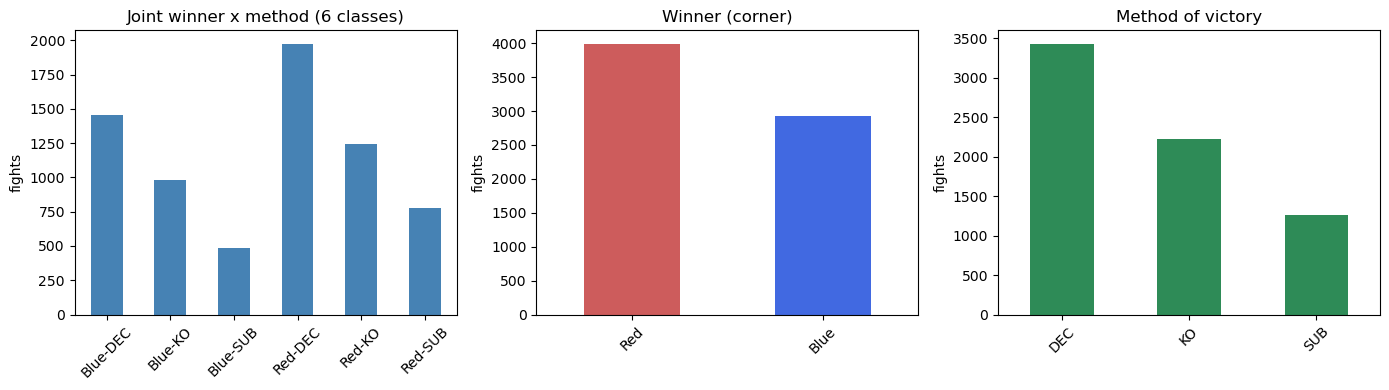
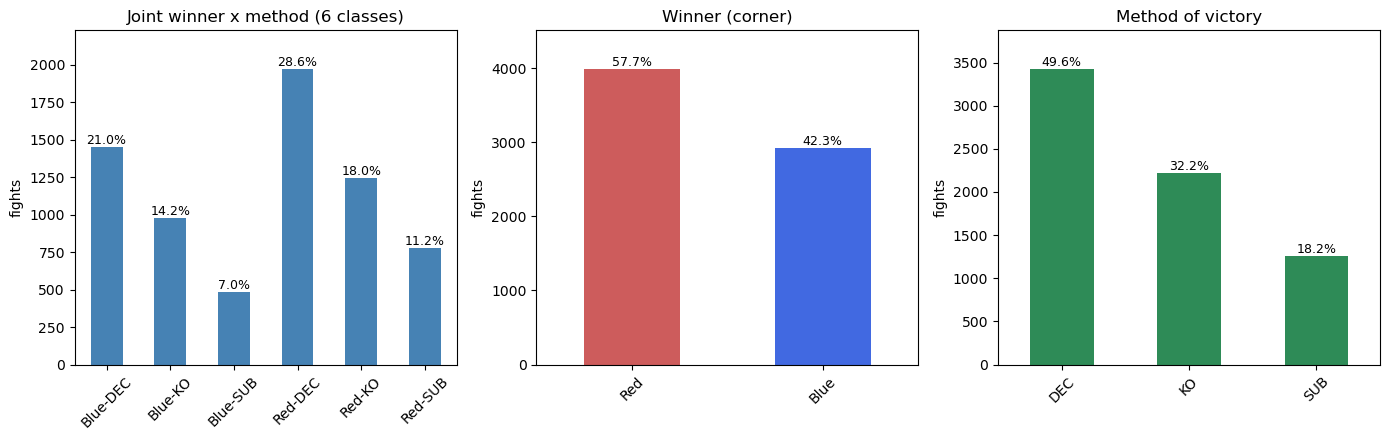
The change to this notebook cell's code, shown as a diff; its figure went from the first image to the second:
--- before
+++ after
@@ -1,4 +1,12 @@
 # --- class balance: the 6 joint classes, plus the winner and method views ---
-fig, ax = plt.subplots(1, 3, figsize=(14, 4))
+def pct_labels(ax, total):
+    """Write each bar's share of the total as a label above it."""
+    for p in ax.patches:
+        h = p.get_height()
+        ax.annotate(f'{h/total:.1%}', (p.get_x() + p.get_width() / 2, h),
+                    ha='center', va='bottom', fontsize=9)
+
+n = len(y)
+fig, ax = plt.subplots(1, 3, figsize=(14, 4.5))
 y.value_counts().sort_index().plot.bar(ax=ax[0], color='steelblue', title='Joint winner x method (6 classes)')
 winner.value_counts().plot.bar(ax=ax[1], color=['indianred', 'royalblue'], title='Winner (corner)')
@@ -6,4 +14,5 @@
 for a in ax:
     a.tick_params(axis='x', rotation=45); a.set_ylabel('fights')
+    pct_labels(a, n); a.margins(y=0.13)
 plt.tight_layout(); save_fig('class_balance'); plt.show()
 
@@ -12,8 +21,10 @@
 print(f'red wins {(winner == "Red").mean():.1%} of fights (the skew we symmetrize away for modelling)')
 
-# --- method mix by weight class: are heavier divisions more KO-prone? ---
-order = df['weight_class'].value_counts().index
-ct = pd.crosstab(df['weight_class'], method, normalize='index')[['KO', 'SUB', 'DEC']].reindex(order)
-ct.plot.barh(stacked=True, figsize=(9, 5), color=['indianred', 'seagreen', 'steelblue'],
-             title='Method mix by weight class')
-plt.xlabel('proportion'); plt.tight_layout(); save_fig('method_by_weightclass'); plt.show()
+# --- method mix by weight class (sorted by weight: men's divisions first, then women's) ---
+order = order_weight_classes(df['weight_class'].unique())
+ct = pd.crosstab(df['weight_class'], method, normalize='index')[['KO', 'SUB', 'DEC']]
+ct = ct.reindex(order[::-1])   # reversed so the barh reads lightest->heaviest top-to-bottom
+ct.plot.barh(stacked=True, figsize=(9, 5.5), color=['indianred', 'seagreen', 'steelblue'],
+             title='Method mix by weight class (sorted by weight)')
+plt.xlabel('proportion of fights'); plt.legend(title='method', loc='lower right')
+plt.tight_layout(); save_fig('method_by_weightclass'); plt.show()

Commit: eda notebook improvements. include plots in report. sorting by weight classes, percentages on bar charts, adding clearer interpretations